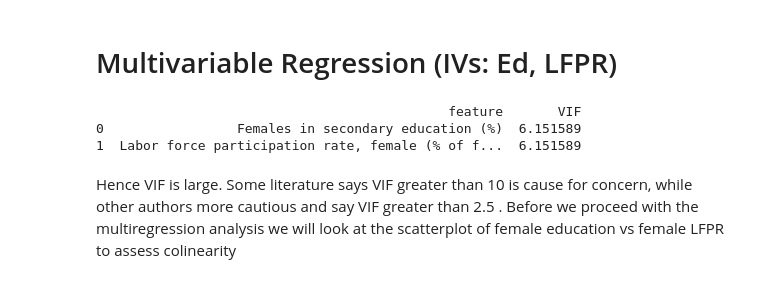
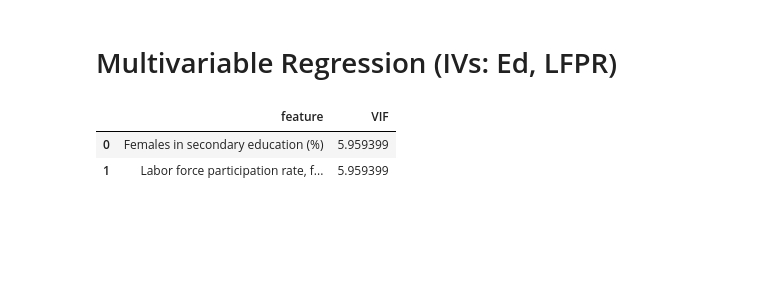
Before and after one commit to ChangHuaHua/QM2-Group-12, a Jupyter notebook: Multivariable_Linear_Regression_Analysis.ipynb, the cells around one changed output. Saved outputs shown, nothing was run; the diff lists cells and outputs as text; code cells hidden in the pictures; blank space fills up the shorter version.

```diff
--- a/Multivariable_Linear_Regression_Analysis.ipynb
+++ b/Multivariable_Linear_Regression_Analysis.ipynb
@@ -168,22 +197,20 @@ df = df.dropna()
 # %%
 from statsmodels.stats.outliers_influence import variance_inflation_factor
 
 
 # the independent variables set
 X = df[['Females in secondary education (%)','Labor force participation rate, female (% of female population ages 15+) (modeled ILO estimate)']]
 
 # VIF dataframe
 vif_data = pd.DataFrame()
 vif_data["feature"] = X.columns
 
 # calculating VIF for each feature
 vif_data["VIF"] = [variance_inflation_factor(X.values, i)
                           for i in range(len(X.columns))]
 
-print(vif_data)
+vif_data
 # %% [output]
-                                             feature       VIF
-0                 Females in secondary education (%)  6.151589
-1  Labor force participation rate, female (% of f...  6.151589
+|  | feature | VIF |
+| 0 | Females in secondary education (%) | 5.959399 |
+| 1 | Labor force participation rate, f... | 5.959399 |
-# %% [markdown]
-Hence VIF is large. Some literature says VIF greater than 10 is cause for concern, while other authors more cautious and say VIF greater than 2.5 . Before we proceed with the multiregression analysis we will look at the scatterplot of female education vs female LFPR to assess colinearity
```
Also changed, not shown: parts of 25 cells of this notebook.
